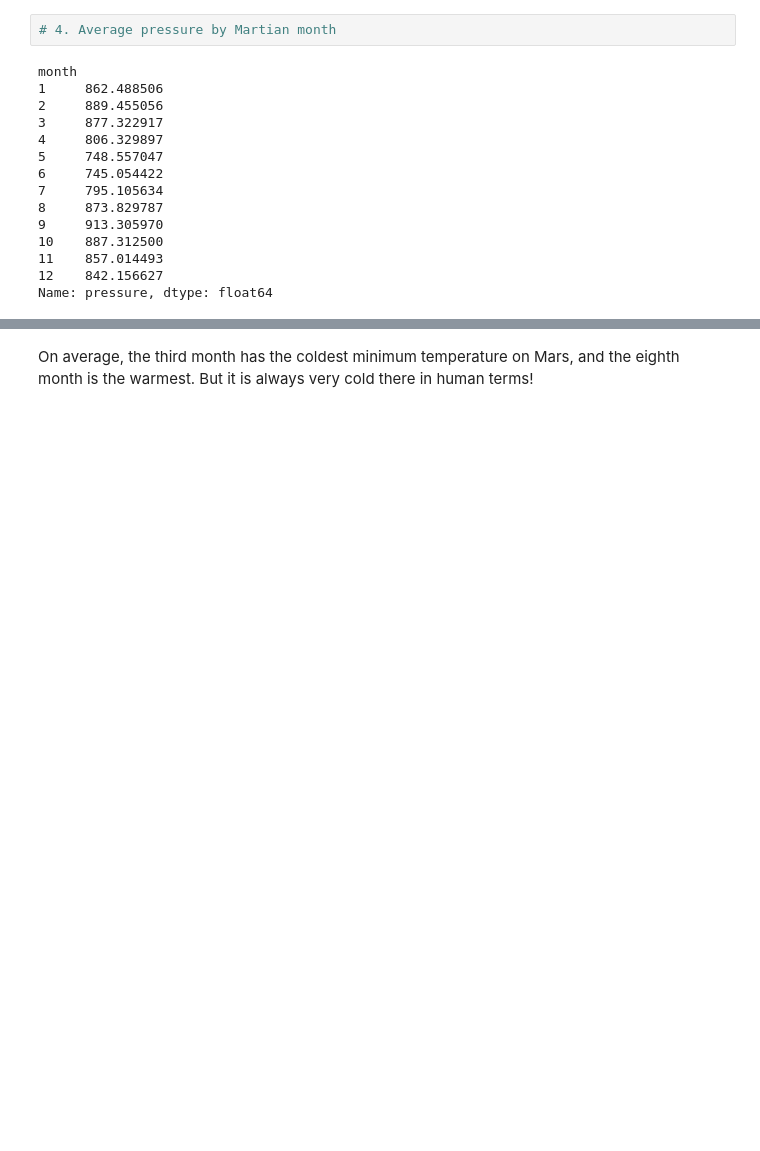
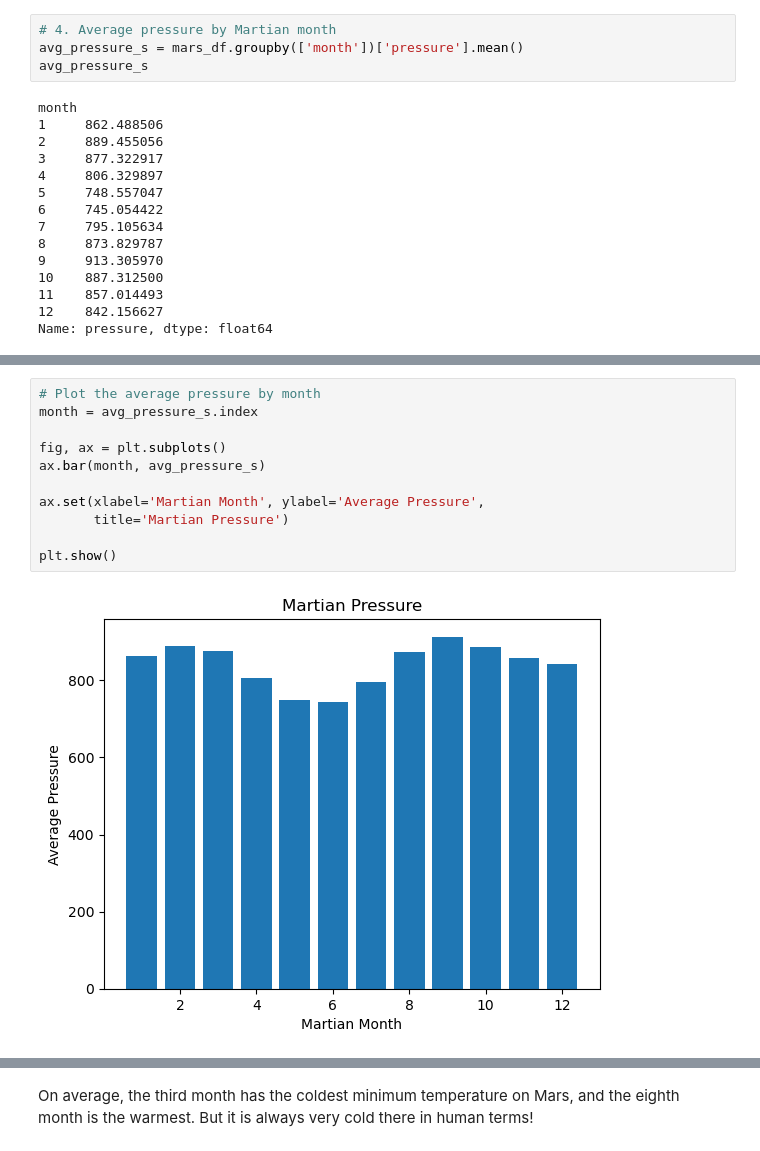
Before and after one commit to jddelaune/mars-web-scraping, a Jupyter notebook: part_2_mars_weather.ipynb, the cells around one changed output, grey strips where cells are left out. Cells and saved outputs as stored; diff of their text form; blank space fills up the shorter version.

```diff
--- a/part_2_mars_weather.ipynb
+++ b/part_2_mars_weather.ipynb
@@ -212,5 +249,7 @@ Name: min_temp, dtype: float64
 # %%
 # 4. Average pressure by Martian month
+avg_pressure_s = mars_df.groupby(['month'])['pressure'].mean()
+avg_pressure_s
 # %% [output]
 month
 1     862.488506
@@ -233,2 +268,15 @@ Name: pressure, dtype: float64
+# %%
+# Plot the average pressure by month
+month = avg_pressure_s.index
+
+fig, ax = plt.subplots()
+ax.bar(month, avg_pressure_s)
+
+ax.set(xlabel='Martian Month', ylabel='Average Pressure',
+       title='Martian Pressure')
+
+plt.show()
+# %% [output]
+[figure, added]
 # %%
 # 5. How many terrestrial (earth) days are there in a Martian year?
```
Also changed, not shown: parts of 18 cells of this notebook, 1 other file.
